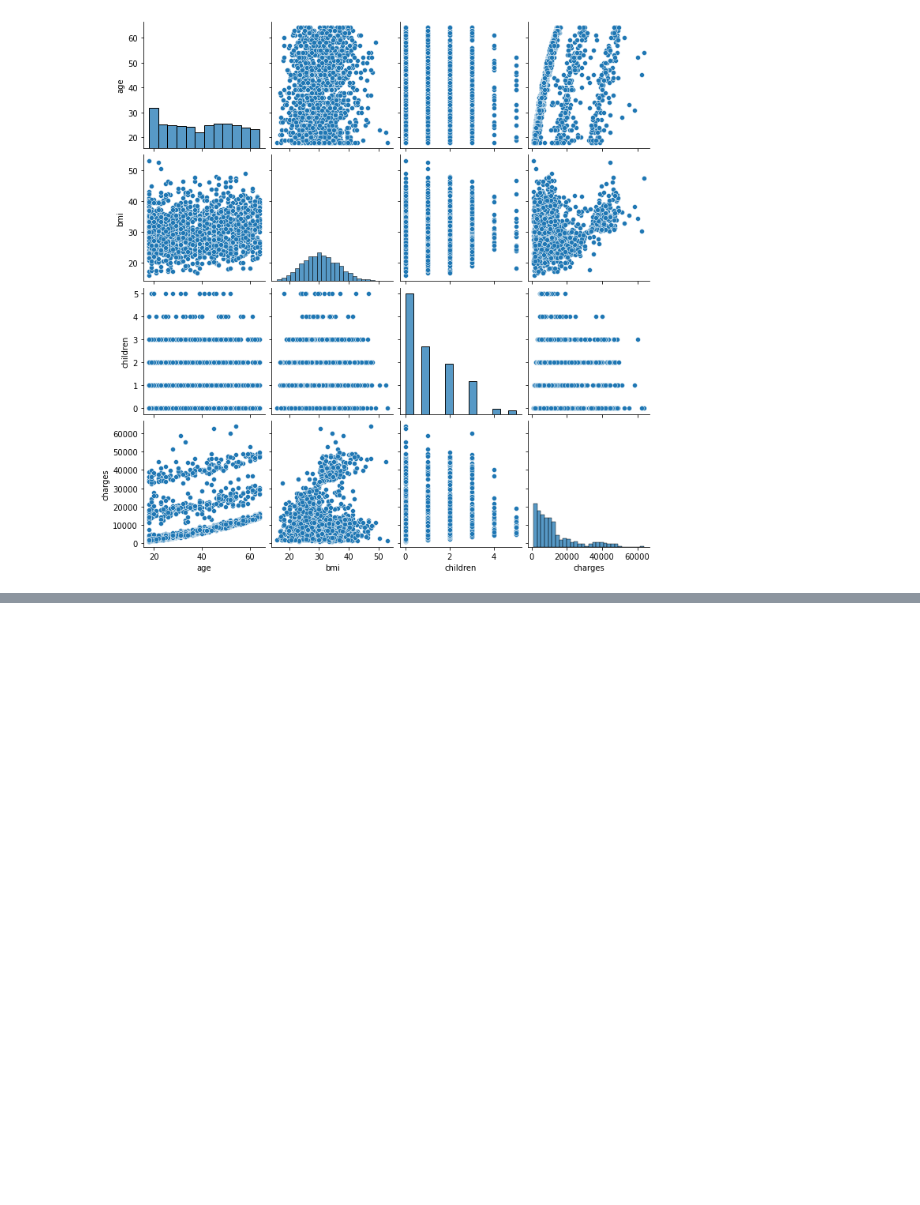
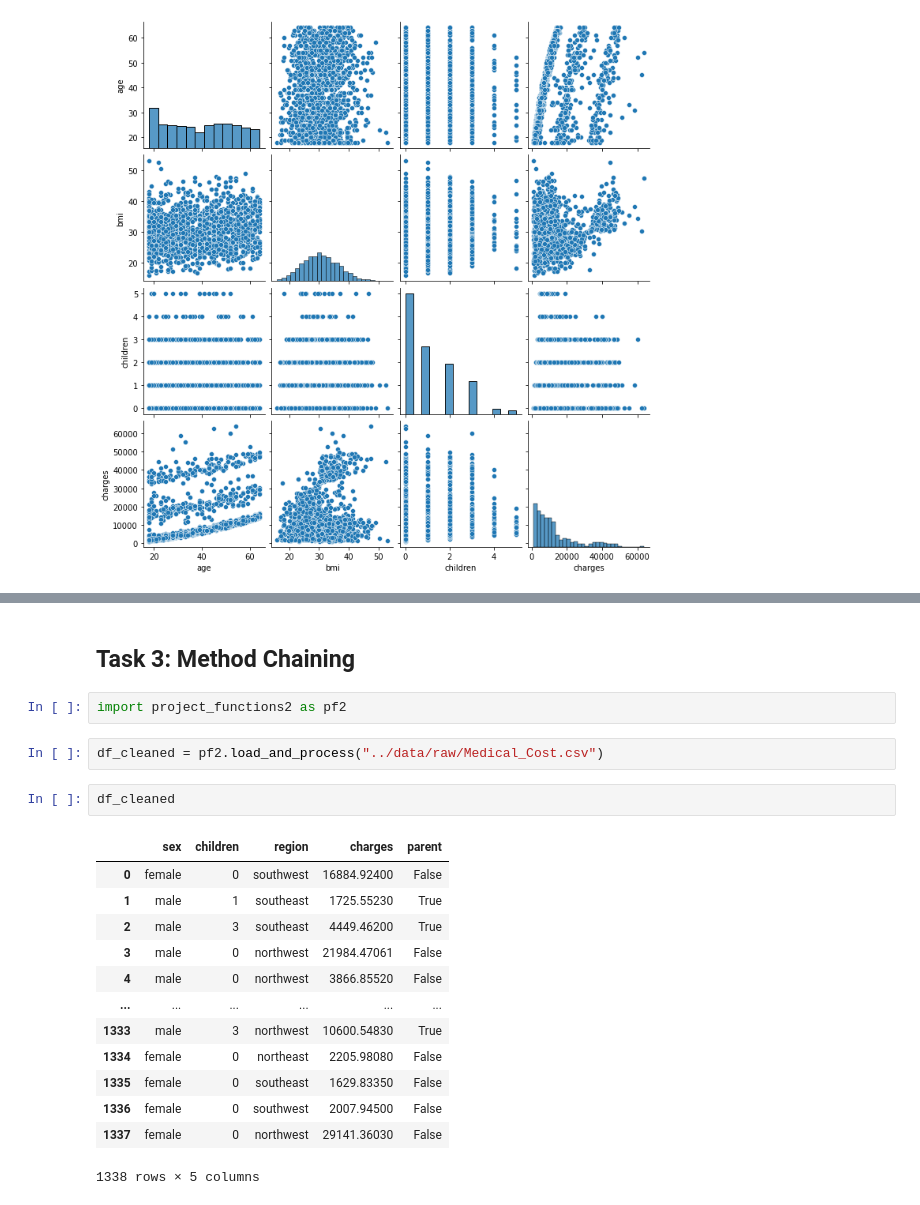
Before and after one commit to ubco-W2022T1-cosc301/project-group45, a Jupyter notebook: notebooks/analysis2.ipynb, the cells around one changed output, grey strips where cells are left out. Cells and saved outputs as stored; diff of their text form; blank space fills up the shorter version.

Commit message:
Task 1-3 Done

```diff
--- a/notebooks/analysis2.ipynb
+++ b/notebooks/analysis2.ipynb
@@ -61,0 +132,22 @@ sns.pairplot(medical_cost_data)
+# %% [markdown]
+## Task 3: Method Chaining
+# %%
+import project_functions2 as pf2
+# %%
+df_cleaned = pf2.load_and_process("../data/raw/Medical_Cost.csv")
+# %%
+df_cleaned
+# %% [output]
+|  | sex | children | region | charges | parent |
+| 0 | female | 0 | southwest | 16884.92400 | False |
+| 1 | male | 1 | southeast | 1725.55230 | True |
+| 2 | male | 3 | southeast | 4449.46200 | True |
+| 3 | male | 0 | northwest | 21984.47061 | False |
+| 4 | male | 0 | northwest | 3866.85520 | False |
+| ... | ... | ... | ... | ... | ... |
+| 1333 | male | 3 | northwest | 10600.54830 | True |
+| 1334 | female | 0 | northeast | 2205.98080 | False |
+| 1335 | female | 0 | southeast | 1629.83350 | False |
+| 1336 | female | 0 | southwest | 2007.94500 | False |
+| 1337 | female | 0 | northwest | 29141.36030 | False |
+1338 rows × 5 columns
```
Also changed, not shown: parts of 15 cells of this notebook, 1 other file.
